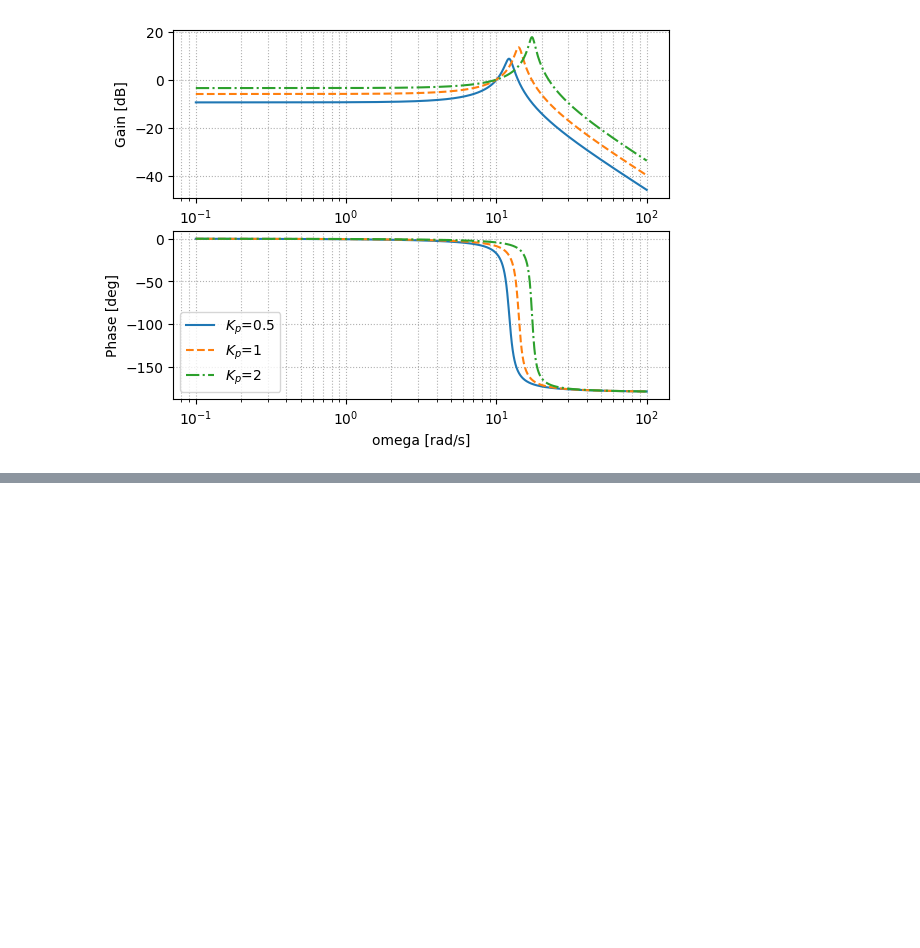
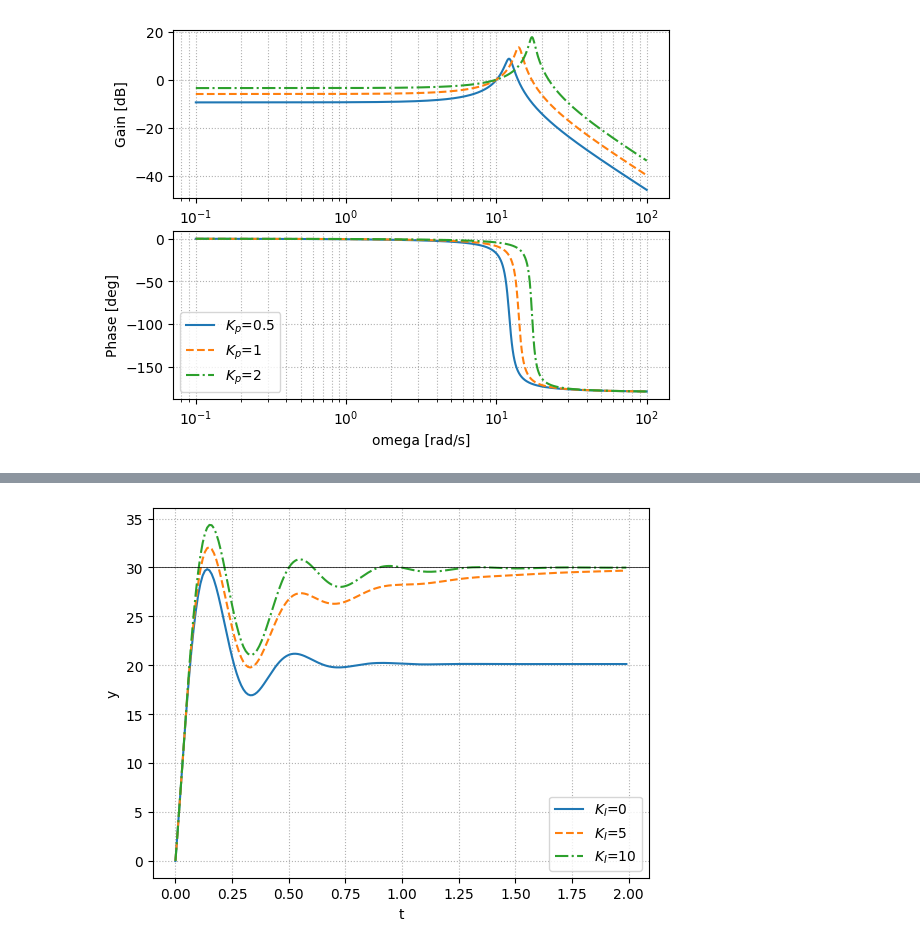
Before and after one commit to Seasawher/control.py, a Jupyter notebook: src/Chapter5/Section2.ipynb, the cells around one changed output, grey strips where cells are left out. Cells and saved outputs as stored; diff of their text form; code cells hidden in the pictures; blank space fills up the shorter version.

```diff
--- a/src/Chapter5/Section2.ipynb
+++ b/src/Chapter5/Section2.ipynb
@@ -91,0 +129,19 @@ bodeplot_set(ax, 'lower left')
+# %%
+kp = 2 # 比例ゲイン
+kd = 0.1 # 微分ゲイン
+kis = [0, 5, 10] # 積分ゲイン
+
+LS = linestyle_generator()
+fig, ax = plt.subplots()
+for ki in kis:
+    K = tf([kd, kp, ki], [1, 0]) # PID制御
+    Gyr = feedback(P*K, 1) # 閉ループ系
+    y, t = step(Gyr, np.arange(0, 2, 0.01)) # ステップ応答
+
+    pltargs = {'ls': next(LS), 'label': '$K_I$='+str(ki)}
+    ax.plot(t, y * ref, **pltargs)
+
+ax.axhline(ref, color="k", linewidth=0.5)
+plot_set(ax, 't', 'y', 'best')
+# %% [output]
+[figure, added]
```
Also changed, not shown: parts of 3 cells of this notebook.
